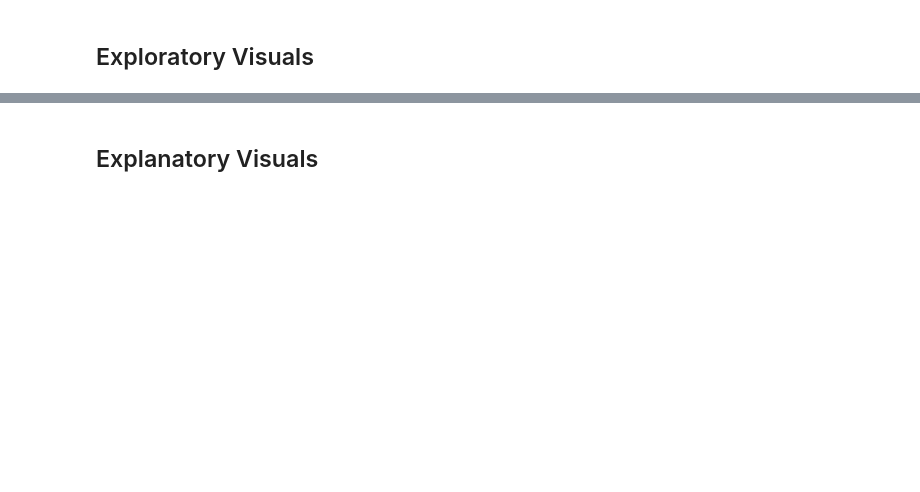
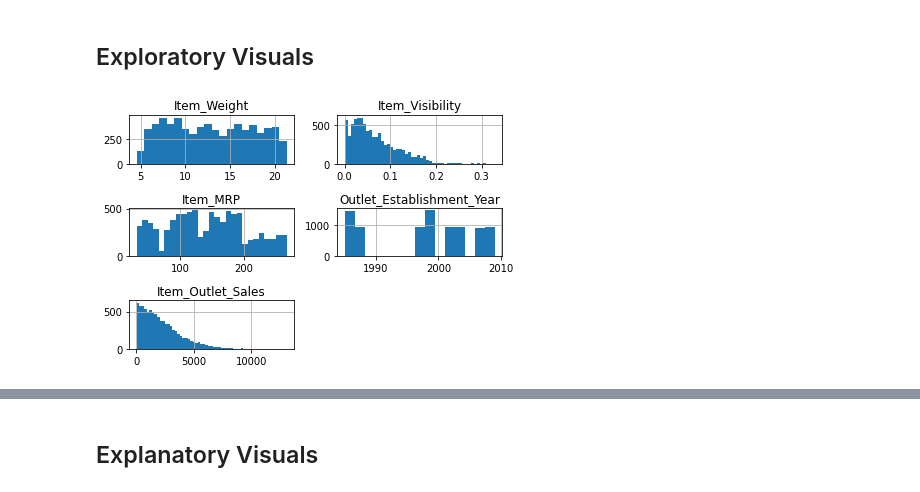
Before and after one commit to Romagolf/Portfolio-Project, a Jupyter notebook: Sales_Predictions_Notebook.ipynb, the cells around one changed output, grey strips where cells are left out. Cells and saved outputs as stored; diff of their text form; code cells hidden in the pictures; blank space fills up the shorter version.

```diff
--- a/Sales_Predictions_Notebook.ipynb
+++ b/Sales_Predictions_Notebook.ipynb
@@ -123,2 +155,8 @@ Outlet_Establishment_Year    0
 # %% [markdown]
 ## Exploratory Visuals
+# %%
+#Histogram to view the distributions of various features in your dataset.
+sales_predictions_df.hist(bins = 'auto')
+plt.tight_layout();
+# %% [output]
+[figure, added]
```
Also changed, not shown: parts of 23 cells of this notebook.
